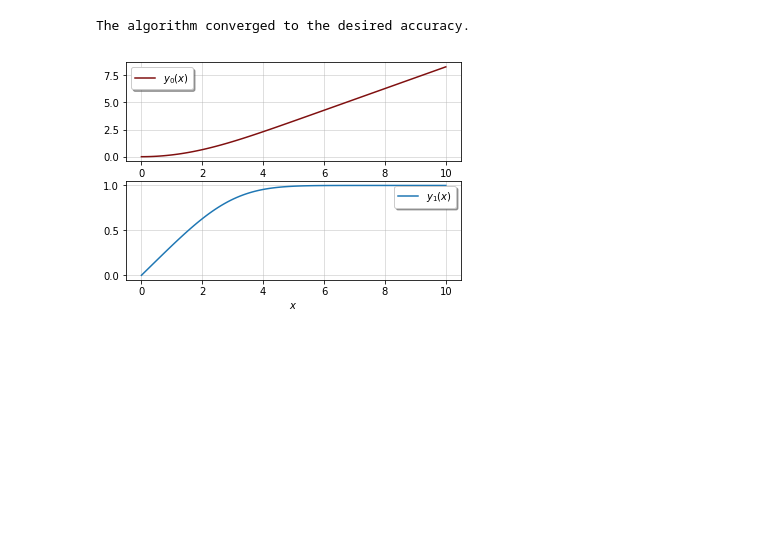
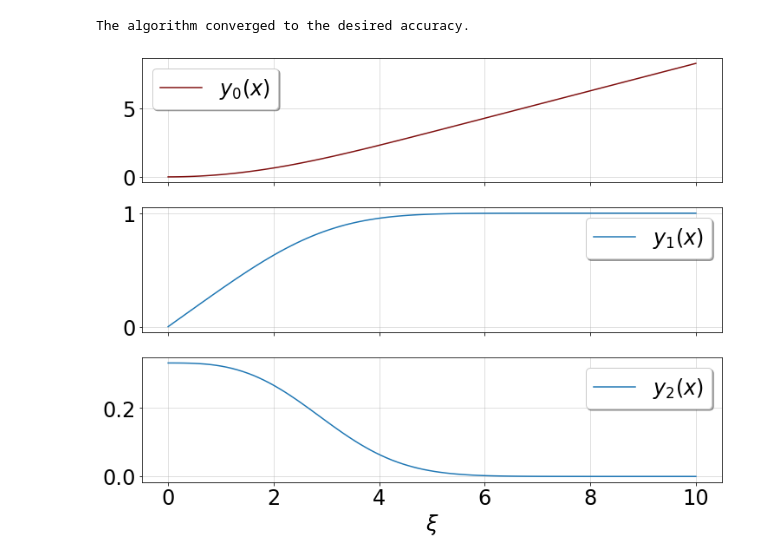
Before and after one commit to arvindnswamy/BoundaryLayers, a Jupyter notebook: BlasiusFlowOverFlatPlate_BVP.ipynb, the cells around one changed output. Saved outputs shown, nothing was run; the diff lists cells and outputs as text; code cells hidden in the pictures; blank space fills up the shorter version.

```diff
--- a/BlasiusFlowOverFlatPlate_BVP.ipynb
+++ b/BlasiusFlowOverFlatPlate_BVP.ipynb
@@ -3,41 +3,50 @@
 # %%
 import numpy as np
 import scipy as sci
 import matplotlib.pyplot as plt
 from matplotlib.ticker import ScalarFormatter
+import matplotlib
+matplotlib.rcParams['font.size'] = 24
 
 eps = 0.1
 def odetobesolved(t, y):
     #when mwedge = 0, you should get bacj the results of the flat plate solution
     #return np.vstack((y[1], -y[1]-(1/eps)*(np.exp(y[0])-t-2)))
     return np.vstack((y[1], y[2], -0.5*y[0]*y[2]))
 
 def odebc(ya, yb):
     return np.array([ya[0], ya[1],  yb[1]-1.0])
 
 from scipy.integrate import solve_bvp
 n = 100
 x = np.linspace(0, 10, n)
 y = np.array([(1-np.exp(-x))*x, 1-np.exp(-x), x*np.exp(-x)]) #initial guess
 
 sol = solve_bvp(odetobesolved, odebc, x, y)
 
 if sol.status != 0:
     print("WARNING: sol.status is %d" % sol.status)
 print(sol.message)
 
 
-
-plt.subplot(2, 1, 1)
-plt.plot(sol.x, sol.y[0], color='#801010', label='$y_0(x)$')
-plt.grid(alpha=0.5)
-plt.legend(framealpha=1, shadow=True)
-plt.subplot(2, 1, 2)
-plt.plot(sol.x, sol.y[1], '-', color='C0', label='$y_1(x)$')
-plt.xlabel('$x$')
-plt.grid(alpha=0.5)
-plt.legend(framealpha=1, shadow=True)
+f, (ax1, ax2, ax3) = plt.subplots(3,  figsize=(12,9), sharex=True)
+#plt.subplot(3, 1, 1)
+ax1.plot(sol.x, sol.y[0], color='#801010', label='$y_0(x)$')
+ax1.grid(alpha=0.5)
+ax1.legend(framealpha=1, shadow=True)
+#
+#plt.subplot(3, 1, 2)
+ax2.plot(sol.x, sol.y[1], '-', color='C0', label='$y_1(x)$')
+#ax2.xlabel('$x$')
+ax2.grid(alpha=0.5)
+ax2.legend(framealpha=1, shadow=True)
+#
+#plt.subplot(3, 1, 3)
+ax3.plot(sol.x, sol.y[2], '-', color='C0', label='$y_2(x)$')
+ax3.set_xlabel(r'$\xi$')
+ax3.grid(alpha=0.5)
+ax3.legend(framealpha=1, shadow=True)
 plt.show()
 # %% [output]
 The algorithm converged to the desired accuracy.
-[figure, old version]
+[figure, new version]
```
